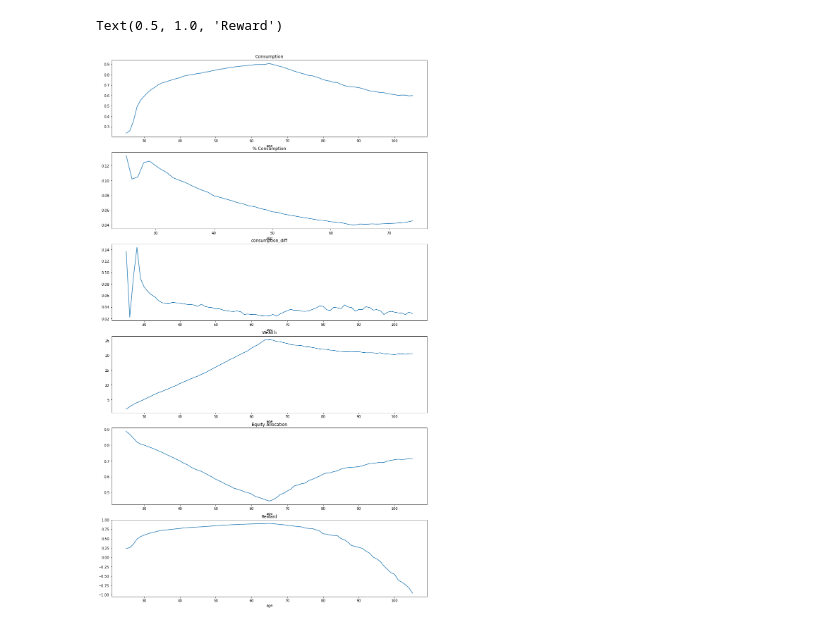
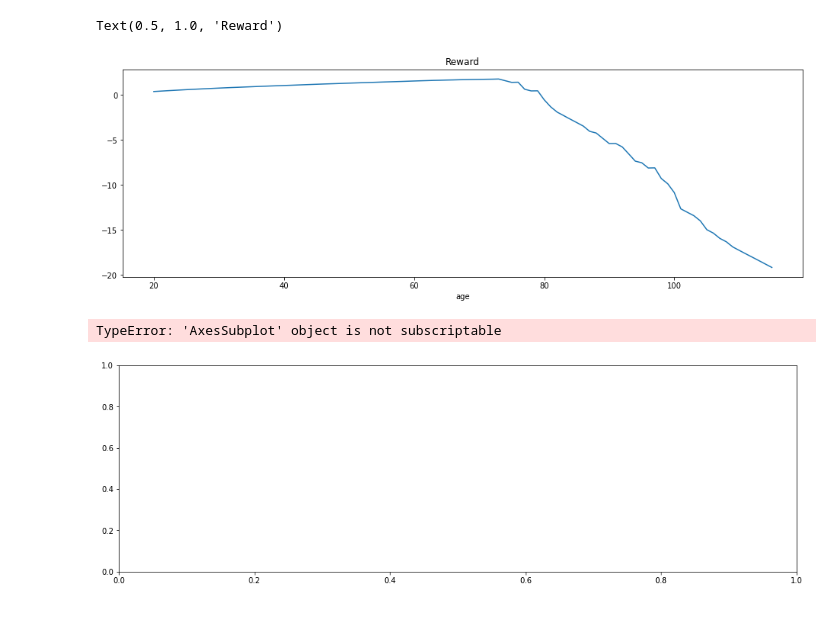
Before and after one commit to larloch10938/ucl_final_project, a Jupyter notebook: reinforcement/ppo_stable.ipynb, the cells around one changed output. Cells and saved outputs as stored; diff of their text form; code cells hidden in the pictures.

```diff
--- a/reinforcement/ppo_stable.ipynb
+++ b/reinforcement/ppo_stable.ipynb
@@ -22,0 +133,15 @@ model = PPO("MlpPolicy", env, seed = 0,
+# %%
+# whole range we want to plot
+x_plot = np.linspace(0, 120, 120)
+
+x_train = np.array([20, 25, 35, 45, 55, 65])
+y_train = [17849, 26021, 32994, 35846, 33336, 8848]
+# plot function
+fig, ax = plt.subplots()
+model = make_pipeline(PolynomialFeatures(3), Ridge(alpha=1e-3))
+model.fit(x_train.reshape(-1, 1), y_train)
+# I am dividing by 30000 to normalize the data
+y_plot = model.predict(x_plot.reshape(-1, 1)) / 30000
+y_plot[y_plot < 0] = 0
+income_by_age = y_plot
+ax.plot(x_plot, y_plot, label="degree 3")
@@ -23,8 +151,14 @@ model = PPO("MlpPolicy", env, seed = 0,
+# %%
+N_STEPS = 300_000
+
+env = lifecycle.LifecycleEnv(income_profile = income_by_age, mortality_profile = mortality_by_age)
+check_env(env)
+model = PPO("MlpPolicy", env, seed = 0, tensorboard_log="./runs/")
 # %%
 #if os.path.isfile("C:\\Users\\AS\\rep\\ucl_final_project\\life_sac.zip"):
 # model = SAC.load("life_sac_v2", env=env)
 
-eval_env = lifecycle.LifecycleEnv()
+eval_env = lifecycle.LifecycleEnv(income_profile = income_by_age, mortality_profile = mortality_by_age)
 eval_callback = EvalCallback(eval_env, best_model_save_path='./logs/best_model', log_path='./logs/results', eval_freq=(N_STEPS/10))
 
 model.learn(total_timesteps=N_STEPS, callback=eval_callback)
@@ -50,7 +184,6 @@ Episode length: 78.40 +/- 3.88
 <stable_baselines3.ppo.ppo.PPO at 0x...>
 # %%
 # watch trained agent
-rewards = 0
 num_steps = env.terminal_age - env.starting_age + 1
 info_df = pd.DataFrame(
     columns=("run", "age", "wealth", "percent_consumption", "consumption", "consumption_diff",
@@ -64,8 +197,5 @@ for run_number in range(runs):
         action, _states = model.predict(state, deterministic=True)
         state, reward, done, info = env.step(action)
         info.update(run = run_number)
-        #new_info = info.update(run = run_number)
-        # print(info)
         info_df.loc[len(info_df.index)] = info
-        rewards += reward
-info_df = info_df.groupby('age').mean()
+grouped_info_df = info_df.groupby('age').mean()
@@ -72,19 +241,16 @@ info_df = info_df.groupby('age').mean()
+# %%
+fig, ax = plt.subplots(nrows = 1, figsize=(16, 5))
+grouped_info_df.reward.plot(ax = ax)
+ax.set_title("Reward")
+# %% [output]
+Text(0.5, 1.0, 'Reward')
+[figure, added]
 # %%
-import matplotlib.pyplot as plt
-
-fig, ax = plt.subplots(nrows = 6, figsize=(16, 28))
-info_df.consumption.rename("consumption").plot(ax = ax[0])
-ax[0].set_title("Consumption")
-info_df.percent_consumption.rename("percent_consumption").plot(ax = ax[1])
+fig, ax = plt.subplots(nrows = 1, figsize=(16, 5))
+grouped_info_df.percent_consumption.rename("percent_consumption").plot(ax = ax[1])
 ax[1].set_title("% Consumption")
-info_df.consumption_diff.rename("consumption_diff").plot(ax = ax[2])
+grouped_info_df.consumption_diff.rename("consumption_diff").plot(ax = ax[2])
 ax[2].set_title("consumption_diff")
-info_df.wealth.plot(ax = ax[3])
-ax[3].set_title("Wealth")
-info_df.equity_allocation.plot(ax = ax[4])
-ax[4].set_title("Equity Allocation")
-info_df.reward.plot(ax = ax[5])
-ax[5].set_title("Reward")
 # %% [output]
-Text(0.5, 1.0, 'Reward')
+TypeError: 'AxesSubplot' object is not subscriptable
-[figure, old version]
+[figure, new version]
```
Also changed, not shown: parts of 11 cells of this notebook, 1 other file.
